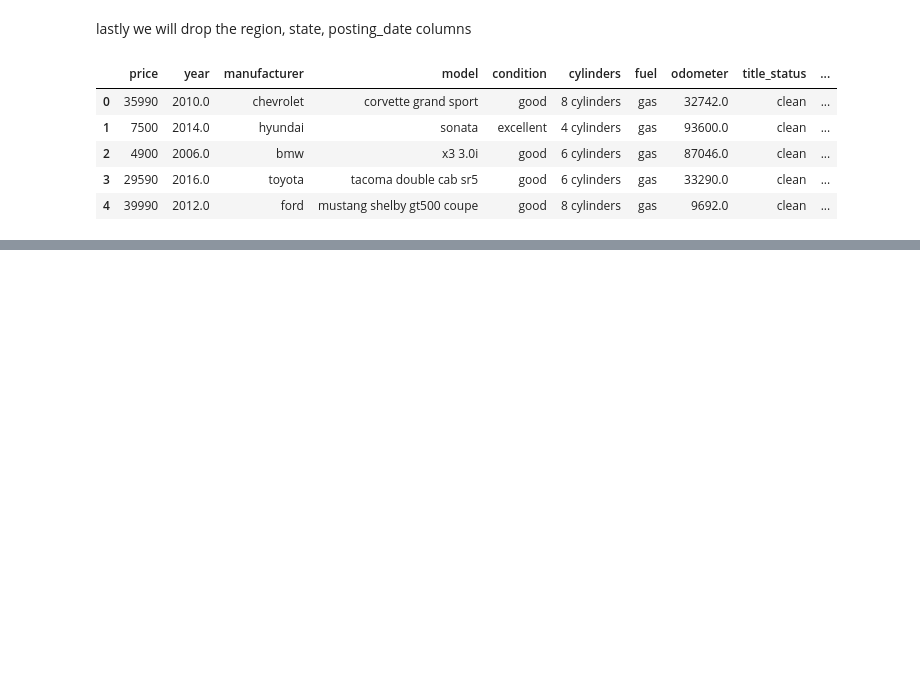
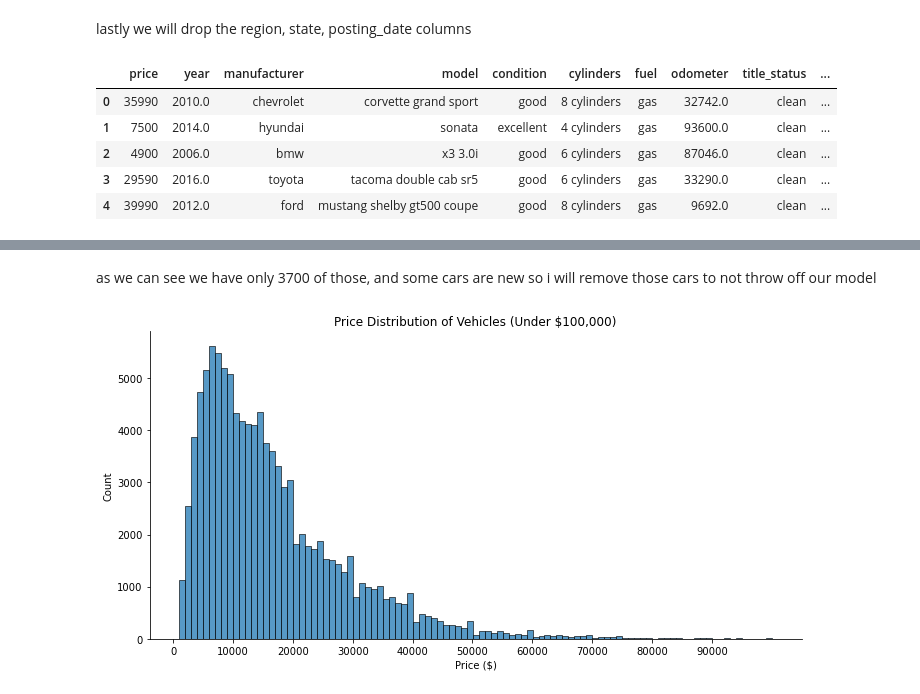
Before and after one commit to LiorBreitman8234/DataScienceFinalProjcet, a Jupyter notebook: Regression- car price.ipynb, the cells around one changed output, grey strips where cells are left out. Drawn from its saved outputs; the diff is of its cells as text; code cells hidden in the pictures; blank space fills up the shorter version.

```diff
--- a/Regression- car price.ipynb
+++ b/Regression- car price.ipynb
@@ -434,0 +534,2 @@ df.head()
+# %%
+df = df.loc[df['model'] != 'amg g 63']
@@ -434,0 +561,2 @@ df.head()
+# %%
+df = df.loc[df['price'] != 875995]
@@ -434,0 +615,14 @@ df.head()
+# %% [markdown]
+as we can see we have only 3700 of those, and some cars are new so i will remove those cars to not throw off our model
+# %%
+df = df.loc[df['price'] > 1000]
+# %%
+less_the_100 = df.loc[df['price'] < 100000]
+# %%
+sns.displot(less_the_100, x='price', binwidth=1000, height=5, aspect=2)#, bw_adjust=0.4)
+plt.xticks(range(0,100000, 10000)
+plt.xlabel('Price ($)')
+plt.title('Price Distribution of Vehicles (Under $100,000)')
+plt.show()
+# %% [output]
+[figure, added]
```
Also changed, not shown: parts of 67 cells of this notebook.
